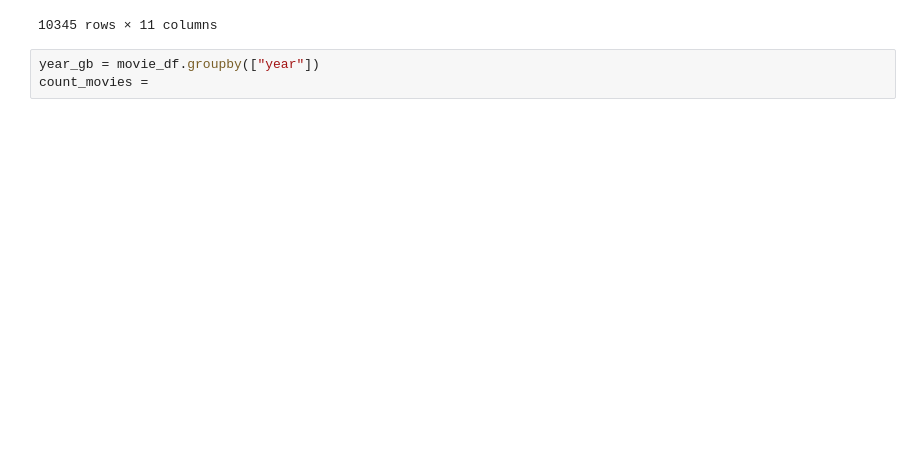
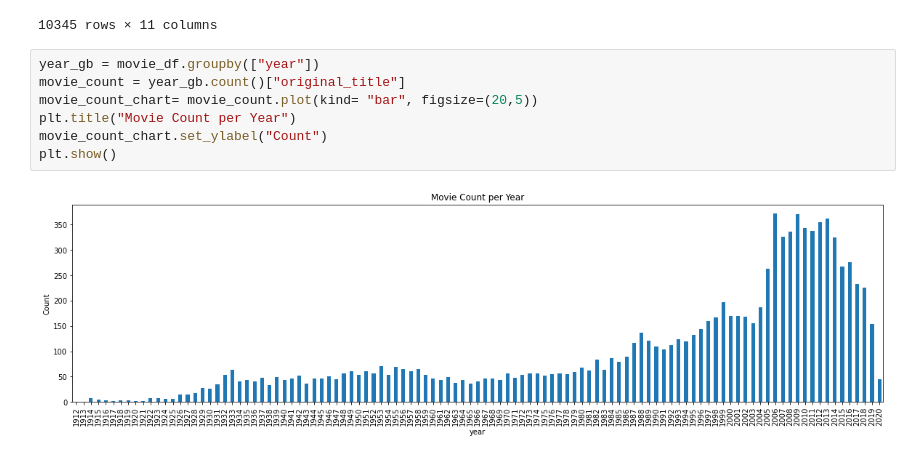
Before and after one commit to MersedehSP/Movie_Makers, a Jupyter notebook: Mersedeh/Matplotlib_Visualizatoin_Movies.ipynb, the cells around one changed output. Saved outputs shown, nothing was run; the diff lists cells and outputs as text; blank space fills up the shorter version.

Commit message:
2 plots

```diff
--- a/Mersedeh/Matplotlib_Visualizatoin_Movies.ipynb
+++ b/Mersedeh/Matplotlib_Visualizatoin_Movies.ipynb
@@ -47,6 +47,12 @@ movie_df
 | 10343 | tt0003471 | Traffic in Souls | 1913 | Crime | 88 | English | Independent Moving Pictures Co. o... | 6.0 | ... |
 | 10344 | tt0002101 | Cleopatra | 1912 | Drama | 100 | English | Helen Gardner Picture Players | 5.2 | ... |
 10345 rows × 11 columns
-# %%
-year_gb = movie_df.groupby(["year"])
-count_movies =
+# %%
+year_gb = movie_df.groupby(["year"])
+movie_count = year_gb.count()["original_title"]
+movie_count_chart= movie_count.plot(kind= "bar", figsize=(20,5))
+plt.title("Movie Count per Year")
+movie_count_chart.set_ylabel("Count")
+plt.show()
+# %% [output]
+[figure, added]
```
Also changed, not shown: parts of 3 cells of this notebook.
